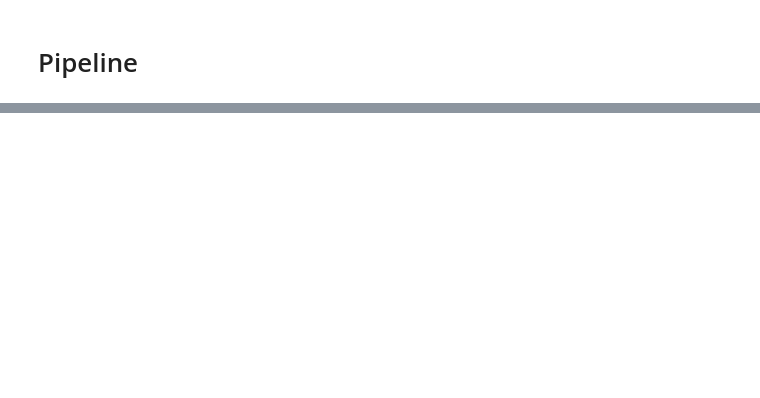
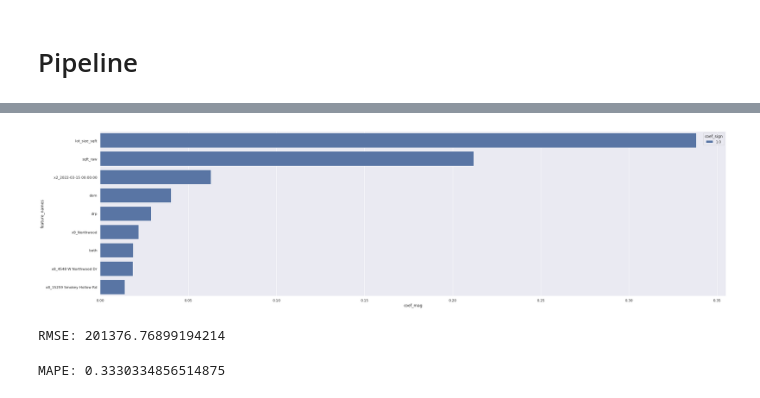
Before and after one commit to peter-callahan/Real-Estate-Pricing, a Jupyter notebook: real_estate_project_overview.ipynb, the cells around one changed output, grey strips where cells are left out. Cells and saved outputs as stored; diff of their text form; code cells hidden in the pictures; blank space fills up the shorter version.

```diff
--- a/real_estate_project_overview.ipynb
+++ b/real_estate_project_overview.ipynb
@@ -345,0 +398,12 @@ memory usage: 107.7+ KB
+# %%
+preproc = ColumnTransformer([('cat_pipe', cat_pipeline, cat_cols),
+                             ('num_pipe', num_pipeline, num_cols)],
+                             remainder='passthrough')
+# %%
+pipe = Pipeline(steps=[('preproc', preproc),
+                       ('mdl', RandomForestRegressor())
+                       ])
+
+# visualization of the pipeline
+with config_context(display='diagram'):
+    display(pipe)
@@ -345,0 +432,10 @@ memory usage: 107.7+ KB
+# %%
+tuning_grid = {'mdl__n_estimators' : [100, 200, 300, 500],
+               'mdl__max_features': [0.3, 1.0] }
+
+grid_search = GridSearchCV(pipe,
+                           param_grid = tuning_grid,
+                           cv = 5,
+                           return_train_score=True)
+# %%
+grid_search.fit(X_train, y_train)
@@ -345,0 +480,27 @@ memory usage: 107.7+ KB
+# %%
+coefs = grid_search.best_estimator_.named_steps['mdl'].feature_importances_
+
+cat_names = grid_search.best_estimator_.named_steps['preproc'].transformers_[0][1].named_steps['onehot_cat'].get_feature_names()
+num_names = grid_search.best_estimator_.named_steps['preproc'].transformers_[1][2]
+
+# score coefficients into a new dataframe
+coef_info = pd.DataFrame({'feature_names': np.hstack([cat_names, num_names]), 'feature_imp': coefs})
+coef_info = coef_info[ coef_info['feature_imp'] > 0.01 ]
+
+# get sign and magnitude of the weights (coefs)
+coef_info = coef_info.assign(coef_mag = abs(coef_info['feature_imp']),
+                             coef_sign = np.sign(coef_info['feature_imp']))
+
+# sort the coef_info dataframe and plot with a barplot!
+coef_info = coef_info.set_index('feature_names').sort_values(by='coef_mag', ascending=False)
+sns.barplot(y=coef_info.index, x='coef_mag', hue='coef_sign', data=coef_info, orient='h', dodge=False);
+# %% [output]
+[figure, added]
+# %%
+print(f'RMSE: {np.sqrt(mean_squared_error(y_test.reset_index(drop=True), grid_search.best_estimator_.predict(X_test)))}')
+# %% [output]
+RMSE: 201376.76899194214
+# %%
+print(f'MAPE: {mean_absolute_percentage_error(y_test.reset_index(drop=True), grid_search.best_estimator_.predict(X_test))}')
+# %% [output]
+MAPE: 0.3330334856514875
```
Also changed, not shown: parts of 19 cells of this notebook.
